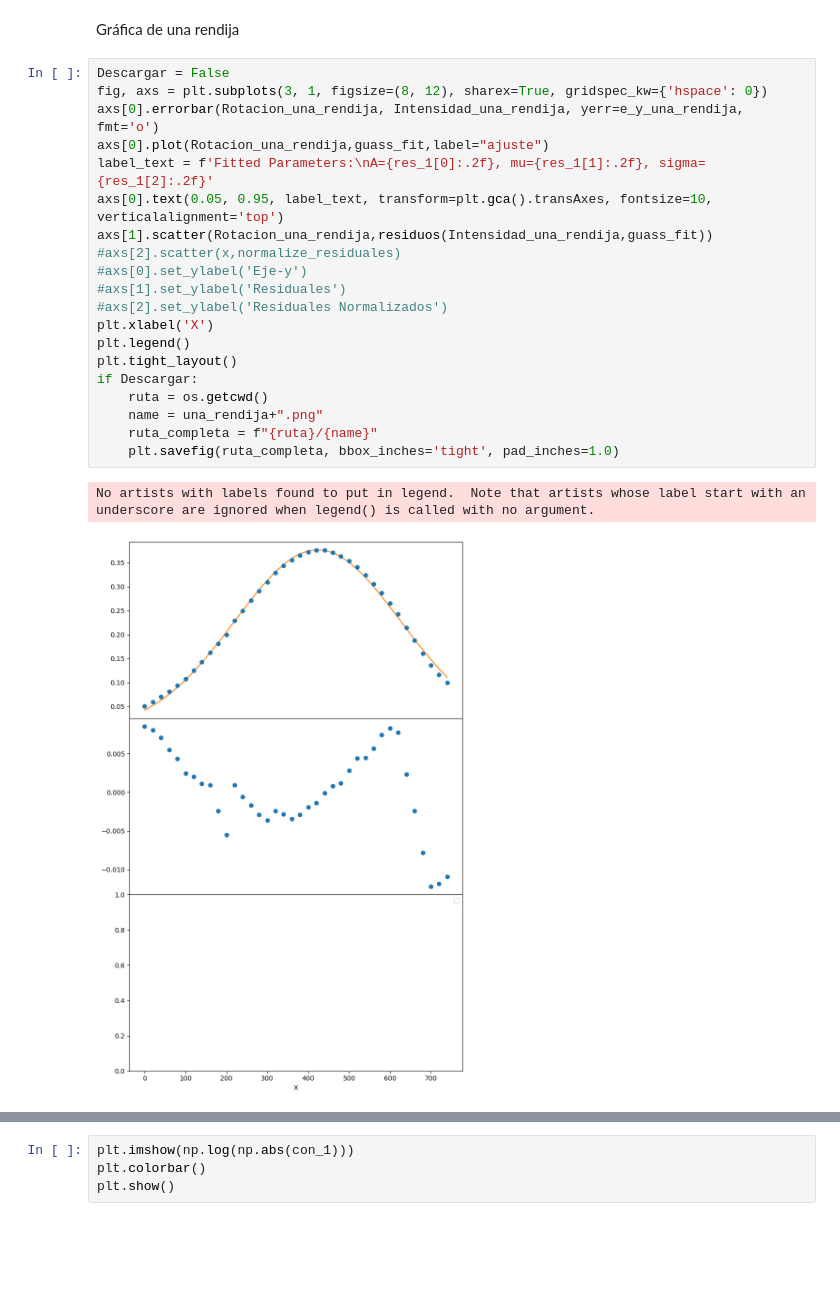
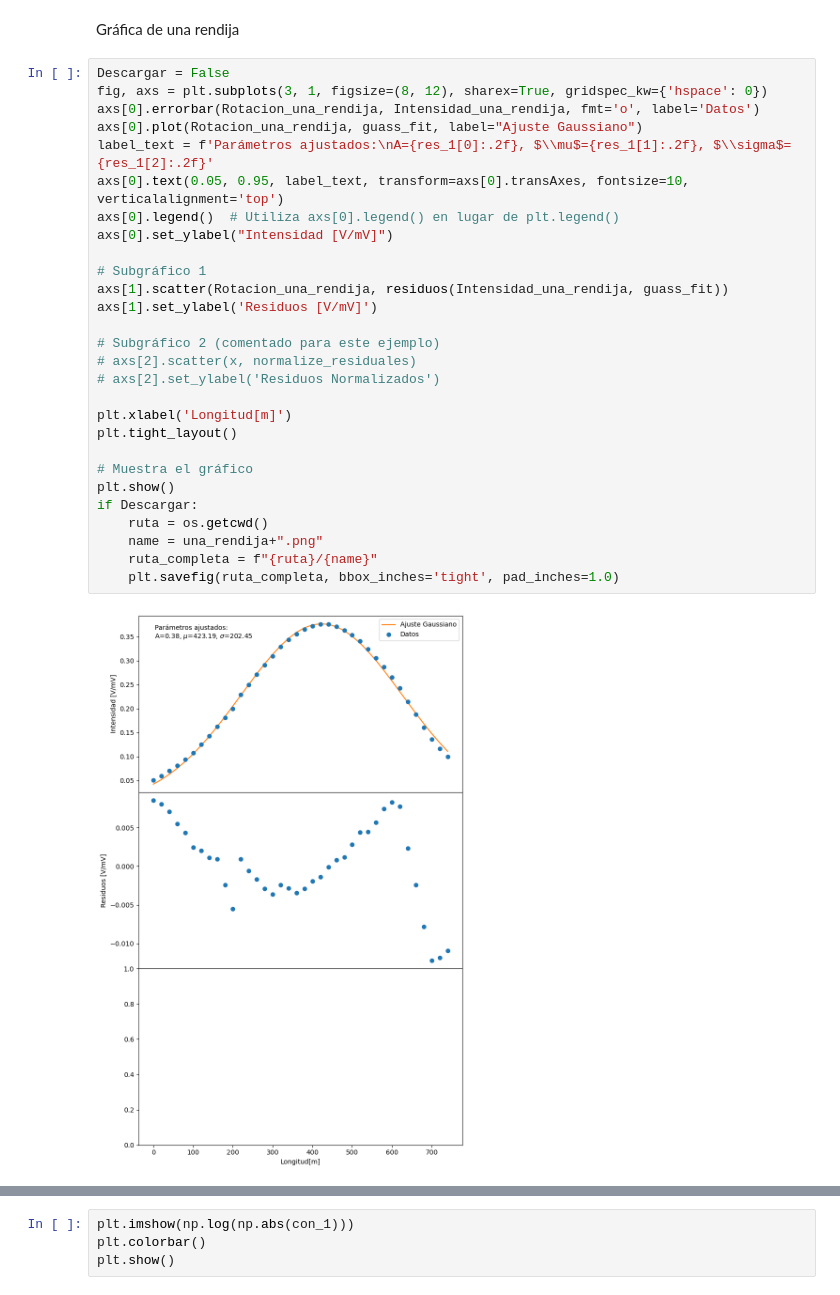
Before and after one commit to aleste2123/Intermedio, a Jupyter notebook: Doble Rendija/Ajuste de datos.ipynb, the cells around one changed output, grey strips where cells are left out. Cells and saved outputs as stored; diff of their text form; blank space fills up the shorter version.

```diff
--- a/Doble Rendija/Ajuste de datos.ipynb
+++ b/Doble Rendija/Ajuste de datos.ipynb
@@ -52,23 +52,30 @@ Gráfica de una rendija
 # %%
 Descargar = False
 fig, axs = plt.subplots(3, 1, figsize=(8, 12), sharex=True, gridspec_kw={'hspace': 0})
-axs[0].errorbar(Rotacion_una_rendija, Intensidad_una_rendija, yerr=e_y_una_rendija, fmt='o')
-axs[0].plot(Rotacion_una_rendija,guass_fit,label="ajuste")
-label_text = f'Fitted Parameters:\nA={res_1[0]:.2f}, mu={res_1[1]:.2f}, sigma={res_1[2]:.2f}'
-axs[0].text(0.05, 0.95, label_text, transform=plt.gca().transAxes, fontsize=10, verticalalignment='top')
-axs[1].scatter(Rotacion_una_rendija,residuos(Intensidad_una_rendija,guass_fit))
-#axs[2].scatter(x,normalize_residuales)
-#axs[0].set_ylabel('Eje-y')
-#axs[1].set_ylabel('Residuales')
-#axs[2].set_ylabel('Residuales Normalizados')
-plt.xlabel('X')
-plt.legend()
+axs[0].errorbar(Rotacion_una_rendija, Intensidad_una_rendija, fmt='o', label='Datos')
+axs[0].plot(Rotacion_una_rendija, guass_fit, label="Ajuste Gaussiano")
+label_text = f'Parámetros ajustados:\nA={res_1[0]:.2f}, $\\mu$={res_1[1]:.2f}, $\\sigma$={res_1[2]:.2f}'
+axs[0].text(0.05, 0.95, label_text, transform=axs[0].transAxes, fontsize=10, verticalalignment='top')
+axs[0].legend()  # Utiliza axs[0].legend() en lugar de plt.legend()
+axs[0].set_ylabel("Intensidad [V/mV]")
+
+# Subgráfico 1
+axs[1].scatter(Rotacion_una_rendija, residuos(Intensidad_una_rendija, guass_fit))
+axs[1].set_ylabel('Residuos [V/mV]')
+
+# Subgráfico 2 (comentado para este ejemplo)
+# axs[2].scatter(x, normalize_residuales)
+# axs[2].set_ylabel('Residuos Normalizados')
+
+plt.xlabel('Longitud[m]')
 plt.tight_layout()
+
+# Muestra el gráfico
+plt.show()
 if Descargar:
     ruta = os.getcwd()
     name = una_rendija+".png"
     ruta_completa = f"{ruta}/{name}"
     plt.savefig(ruta_completa, bbox_inches='tight', pad_inches=1.0)
 # %% [output]
-No artists with labels found to put in legend.  Note that artists whose label start with an underscore are ignored when legend() is called with no argument.
-[figure, old version]
+[figure, new version]
```
Also changed, not shown: parts of 5 cells of this notebook.
